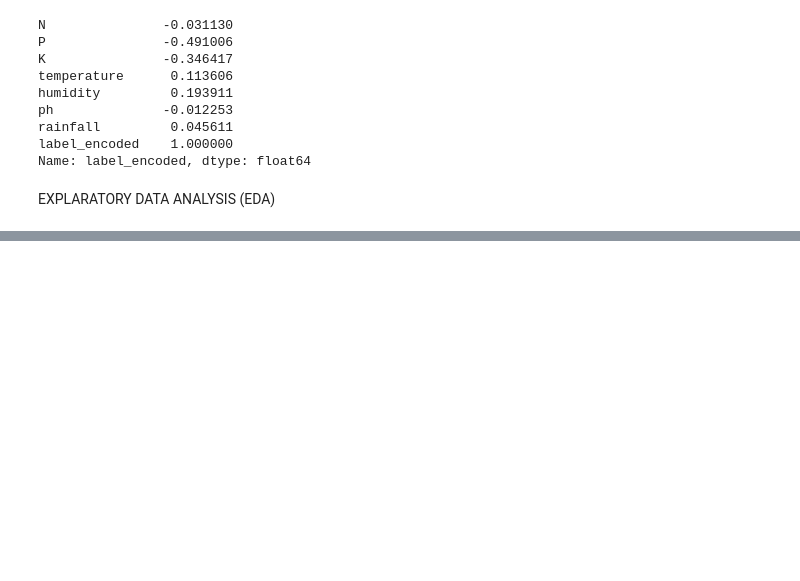
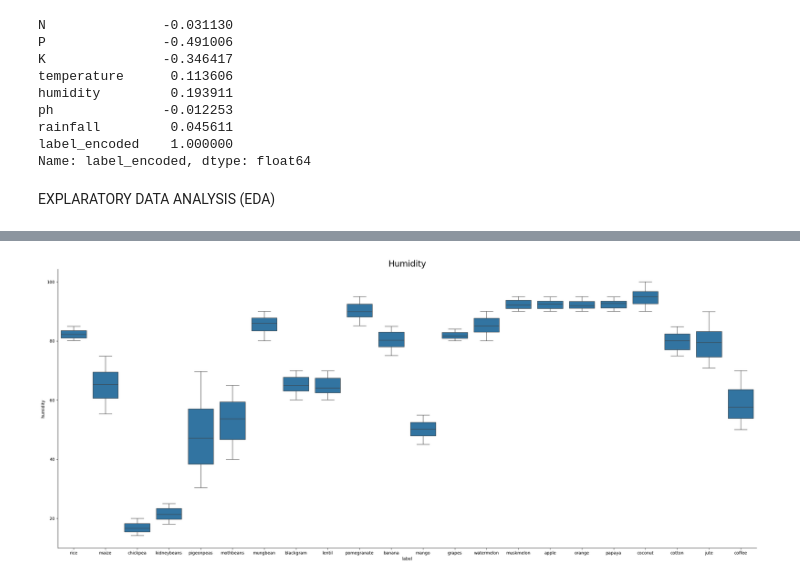
Before and after one commit to SunilPant054/Crop_Classification, a Jupyter notebook: crop_classification.ipynb, the cells around one changed output, grey strips where cells are left out. Saved outputs shown, nothing was run; the diff lists cells and outputs as text; code cells hidden in the pictures; blank space fills up the shorter version.

```diff
--- a/crop_classification.ipynb
+++ b/crop_classification.ipynb
@@ -94,0 +157,7 @@ for column in df.columns:
+# %%
+sns.catplot(data=df, x='label', y='humidity', kind='box', height=10, aspect=20/8.27)
+# plt.xticks(rotation='vertical')
+plt.title("Humidity", size=20)
+plt.show()
+# %% [output]
+[figure, added]
```
Also changed, not shown: parts of 25 cells of this notebook.
